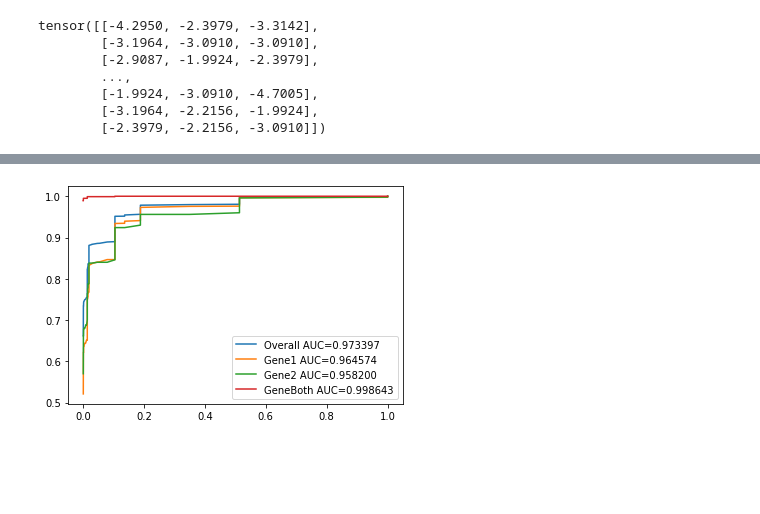
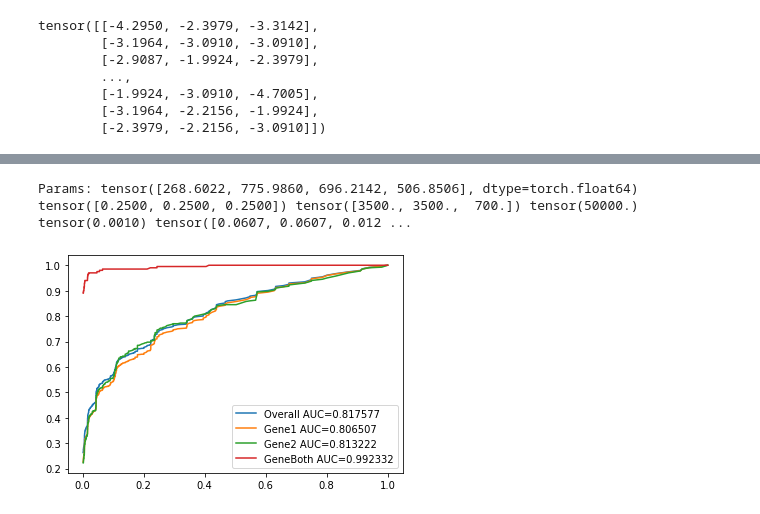
Before and after one commit to akotlar/multivariate-tada, a Jupyter notebook: MVLN-sim-mvn.ipynb, the cells around one changed output, grey strips where cells are left out. Cells and saved outputs as stored; diff of their text form; code cells hidden in the pictures; blank space fills up the shorter version.

```diff
--- a/MVLN-sim-mvn.ipynb
+++ b/MVLN-sim-mvn.ipynb
@@ -1148,12 +1152,13 @@ alphas: median: tensor([  280.3403, 13455.0194, 15702.6012, 93028.1288], dtype=t
 pdv1 inferred: mean: tensor(nan) std: tensor(nan)
 pdv1 true: mean: tensor(nan) std: tensor(nan)
 # %%
-rrsUpscale = tensor([10, 10, 5])
-pisUpscale = tensor([.1, .025, .05])
-pDsUpscale = tensor([0.0100, 0.0100, 0.0020])
-nCasesUpscale = tensor([1e4, 1e4, 4e3])
-nCtrlsUpscale = tensor(3e5)
-afMeanUpscale = tensor(1e-4)
+rrsUpscale = tensor([1.5, 1.5, 1.25])
+pisUpscale = tensor([.15, .02, .01])
+nCasesUpscale = tensor([3500., 3500, 700])
+nCtrlsUpscale = tensor(50_000.)
+pDsUpscale = nCasesUpscale / (nCasesUpscale.sum() + nCtrlsUpscale)
+print("pDsUpscale", pDsUpscale, nCasesUpscale.sum() + nCtrlsUpscale)
+afMeanUpscale = tensor(1e-3)
 rrShapeUpscale = tensor(50.)
 afShapeUpscale = tensor(50.)
 covSharedUpscale = tensor([[1, 0, 0],
@@ -1162,14 +1167,14 @@ covSharedUpscale = tensor([[1, 0, 0],
 covSingleUpscale = tensor([[1, 0],
         [0, 1]])
 
-generatingFn =  genData.v6
+generatingFn =  genData.v6normal
 fitMethod = 'nelder-mead'
 nEpochs=1
 mt = True
 
 try:
     paramsUpscale = genData.genParams(rrMeans=rrsUpscale, pis=pisUpscale, afMean=afMeanUpscale, rrShape=rrShapeUpscale, afShape=afShapeUpscale, nCases=nCasesUpscale, nCtrls=nCtrlsUpscale, pDs=pDsUpscale, covShared=covSharedUpscale, covSingle=covSingleUpscale)[0]
-    testDataUpscale = generatingFn(**paramsUpscale)
+    testDataUpscale = generatingFn(approx=True, **paramsUpscale)
 except Exception as e:
     print(f"Run failed: {e}")
 # %% [output]
@@ -1184,2 +1198,3 @@ totalSamples 324000
 # %%
-testFitUpscale = likelihoods.fitFnBivariateMT(altCountsFlat=testDataUpscale["altCounts"],pDs=pDsUpscale,nEpochs=1)
+print("paramsUpscale", paramsUpscale)
+testFitUpscale = likelihoods.fitFnBivariateMT(altCountsFlat=testDataUpscale["altCounts"],pDs=paramsUpscale["pDs"],nEpochs=1)
@@ -1349,11 +1412,11 @@ Added specificity 0
 # %%
-bfdpNullFlat, altCountsNullBfPermFlat = bayes.bfNullGenePosteriorFlatPrior(alphas=tensor(testFitUpscale["params"][0][3:]),
-                                                                           nCases=paramsUpscale["nCases"], nCtrls=paramsUpscale["nCtrls"],
-                                                                           af=paramsUpscale["afMean"], pDs=paramsUpscale["pDs"],
-                                                                           nIterations=tensor([50_000]))
+bfdpNullFlat, altCountsNullBfPermFlat = bayes.bfNullGenePosteriorFlatPrior(alphas=getAlphas(testFitUpscale),
+                                                                           nIterations=tensor([50_000]),
+                                                                           **paramsUpscale)
 bfdpDataFlat = bayes.bfdpFlatPrior(altCounts=testDataUpscale["altCounts"], pDs=paramsUpscale["pDs"],
                                    alphas=tensor(testFitUpscale["params"][0][3:]))
 
-bayes.genAucRocRiskGene(bfdpNullFlat, bfdpDataFlat, affectedGenes1=tensor(testDataUpscale["affectedGenes"][0]), affectedGenes2=tensor(testDataUpscale["affectedGenes"][1]), affectedGenesBoth=tensor(testDataUpscale["affectedGenes"][2]))
+bayes.genAucRocRiskGene(bfdpNullFlat, bfdpDataFlat, affectedGenes1=tensor(testDataUpscale["affectedGenes"][0]), affectedGenes2=tensor(testDataUpscale["affectedGenes"][1]), affectedGenesBoth=tensor(testDataUpscale["affectedGenes"][2]), name='test-flat-prior.png')
 # %% [output]
+Params: tensor([268.6022, 775.9860, 696.2142, 506.8506], dtype=torch.float64) tensor([0.2500, 0.2500, 0.2500]) tensor([3500., 3500.,  700.]) tensor(50000.) tensor(0.0010) tensor([0.0607, 0.0607, 0.012 ...
-[figure, old version]
+[figure, new version]
```
Also changed, not shown: parts of 32 cells of this notebook, 3 other files.
